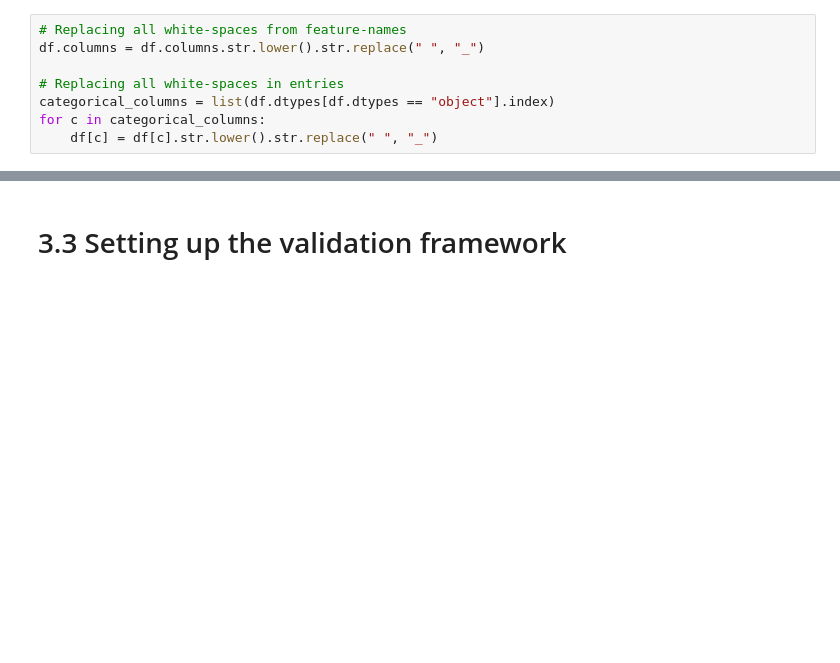
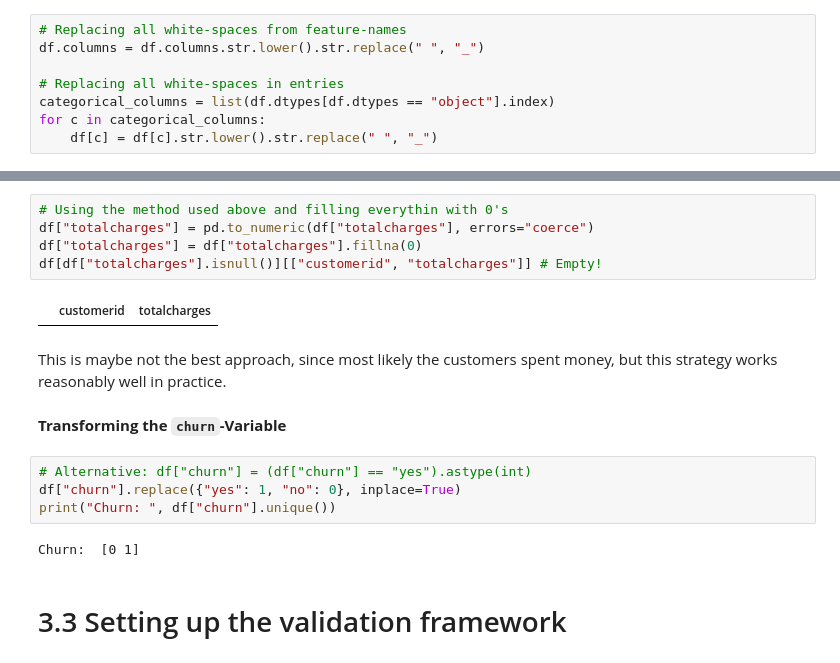
Before and after one commit to joweyel/ml-zoomcamp-material, a Jupyter notebook: 03-classification/notebooks/section3-notebook.ipynb, the cells around one changed output, grey strips where cells are left out. Saved outputs shown, nothing was run; the diff lists cells and outputs as text; blank space fills up the shorter version.

```diff
--- a/03-classification/notebooks/section3-notebook.ipynb
+++ b/03-classification/notebooks/section3-notebook.ipynb
@@ -70,3 +155,20 @@ df.head().T # It did work
+# %%
+# Using the method used above and filling everythin with 0's
+df["totalcharges"] = pd.to_numeric(df["totalcharges"], errors="coerce")
+df["totalcharges"] = df["totalcharges"].fillna(0)
+df[df["totalcharges"].isnull()][["customerid", "totalcharges"]] # Empty!
+# %% [output]
+|  | customerid | totalcharges |
+# %% [markdown]
+This is maybe not the best approach, since most likely the customers spent money, but this strategy works reasonably well in practice.
+# %% [markdown]
+**Transforming the `churn`-Variable**
+# %%
+# Alternative: df["churn"] = (df["churn"] == "yes").astype(int)
+df["churn"].replace({"yes": 1, "no": 0}, inplace=True)
+print("Churn: ", df["churn"].unique())
+# %% [output]
+Churn:  [0 1]
 # %% [markdown]
 # 3.3 Setting up the validation framework
 # %% [markdown]
```
Also changed, not shown: parts of 28 cells of this notebook, 1 other file.
